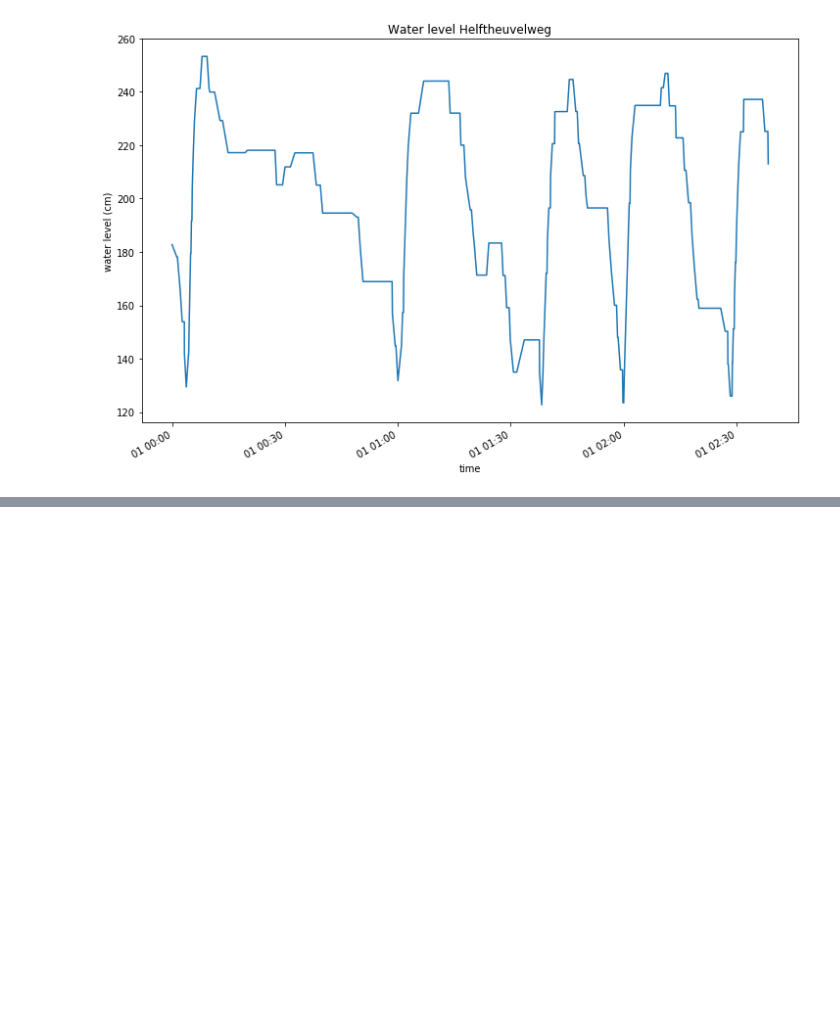
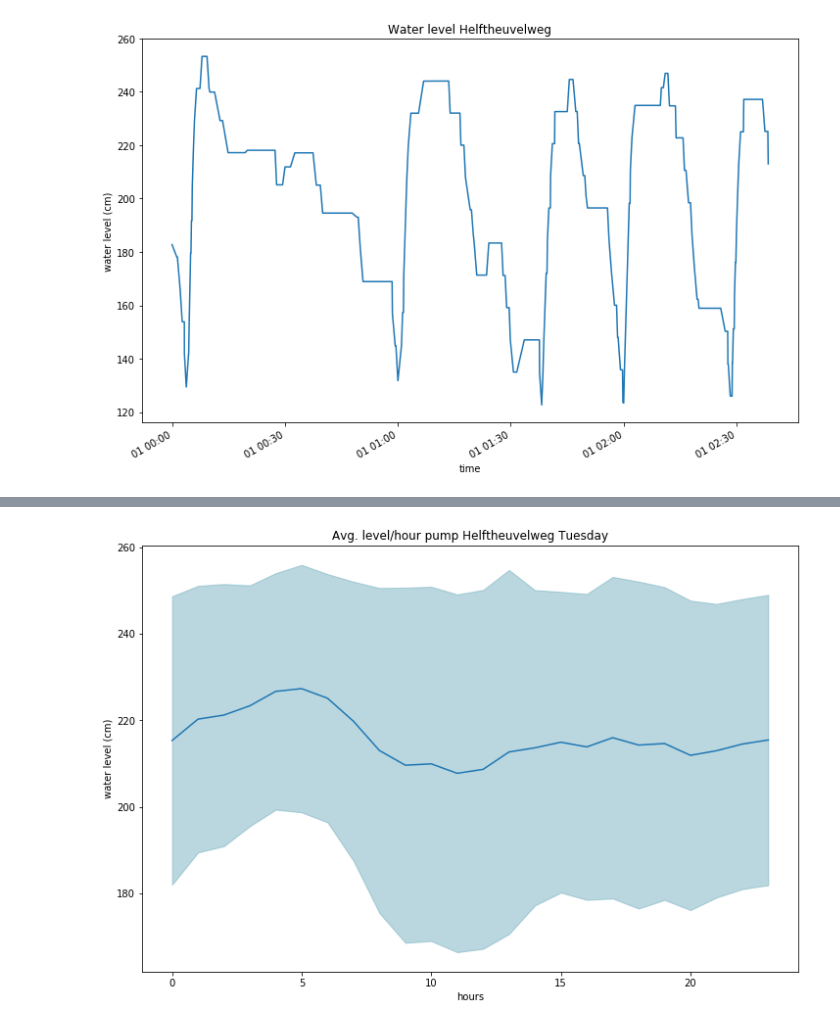
Before and after one commit to Trezorro/waterschap-datachallenge, a Jupyter notebook: Level visualization.ipynb, the cells around one changed output, grey strips where cells are left out. Drawn from its saved outputs; the diff is of its cells as text; code cells hidden in the pictures; blank space fills up the shorter version.

```diff
--- a/Level visualization.ipynb
+++ b/Level visualization.ipynb
@@ -49,0 +101,4 @@ plt.show()
+# %%
+plotData(tuesday, '003: Helftheuvelweg Niveau (cm)', 'Avg. level/hour pump Helftheuvelweg Tuesday', 'Plot tuesday HHW' )
+# %% [output]
+[figure, added]
```
Also changed, not shown: parts of 11 cells of this notebook, 1 other file.
